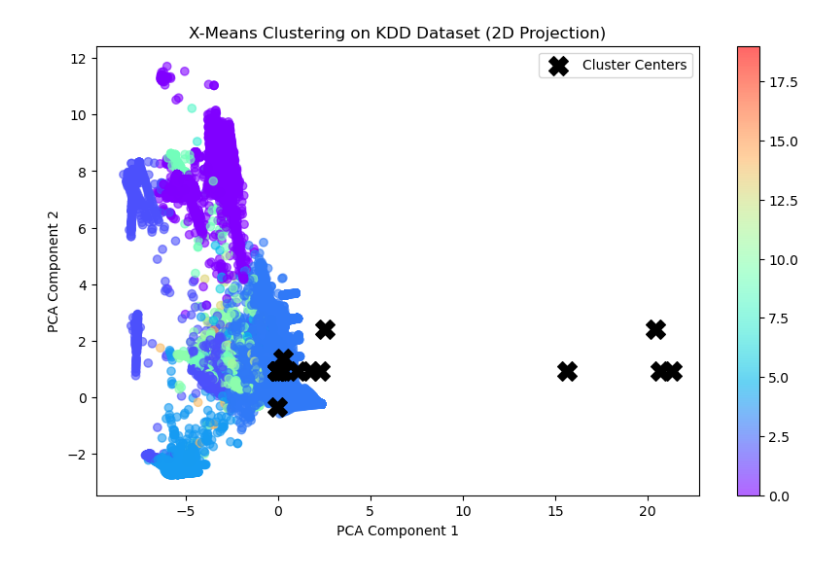
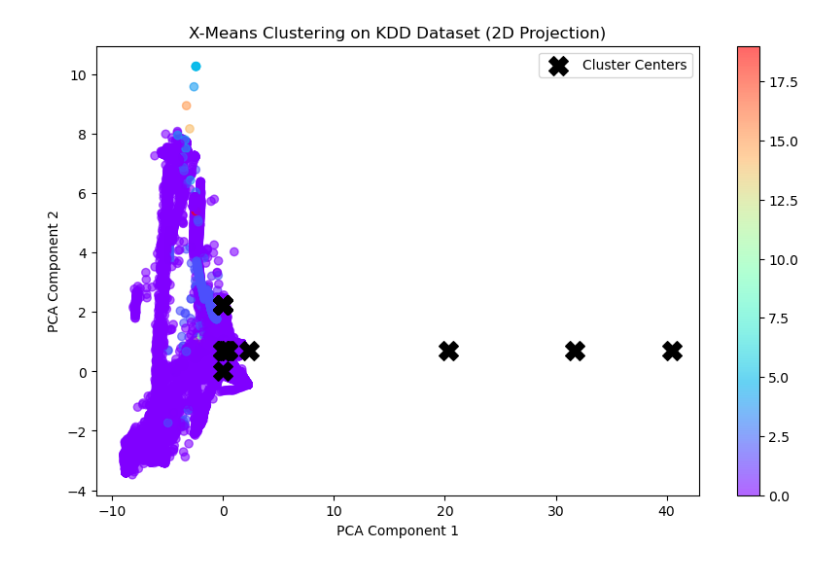
Before and after one commit to ArtWz/Group_Project_ML, a Jupyter notebook: Clustering/KDD_ML.ipynb, the cells around one changed output. Saved outputs shown, nothing was run; the diff lists cells and outputs as text; code cells hidden in the pictures.

```diff
--- a/Clustering/KDD_ML.ipynb
+++ b/Clustering/KDD_ML.ipynb
@@ -18,78 +18,51 @@ np.warnings = warnings
 categorical_cols = ['protocol_type', 'service', 'flag']
 
 # Load data into a DataFrame
-df = pd.read_csv("kddcup.data_10_percent.gz", compression='gzip', header=None)
+df = pd.read_csv("kddcup.testdata.unlabeled_10_percent.gz", compression='gzip', header=None)
+test_df = pd.read_csv("kddcup.data_10_percent.gz", compression='gzip', header=None)
 
 # df = df.sample(frac=0.1, replace=False) # Uncomment this line to sample less of the dataset
 
+selected_features = [
+    'duration', 'protocol_type', 'service', 'flag', 'src_bytes', 'dst_bytes', 'land',
+    'wrong_fragment', 'urgent', 'hot', 'num_failed_logins', 'logged_in', 'num_compromised',
+    'root_shell', 'su_attempted', 'num_root', 'num_file_creations', 'num_shells', 'num_access_files',
+    'num_outbound_cmds', 'is_host_login', 'is_guest_login', 'count', 'srv_count', 'serror_rate',
+    'srv_serror_rate', 'rerror_rate', 'srv_rerror_rate', 'same_srv_rate', 'diff_srv_rate',
+    'srv_diff_host_rate', 'dst_host_count', 'dst_host_srv_count', 'dst_host_same_srv_count',
+    'dst_host_diff_srv_count', 'dst_host_same_src_port_rate', 'dst_host_srv_diff_host_rate',
+    'dst_host_serror_rate', 'dst_host_srv_serror_rate', 'dst_host_rerror_rate', 'dst_host_srv_rerror_rate'
+]
+
 # The CSV file has no column heads, so add them.
-df.columns = [
-    'duration',
-    'protocol_type',
-    'service',
-    'flag',
-    'src_bytes',
-    'dst_bytes',
-    'land',
-    'wrong_fragment',
-    'urgent',
-    'hot',
-    'num_failed_logins',
-    'logged_in',
-    'num_compromised',
-    'root_shell',
-    'su_attempted',
-    'num_root',
-    'num_file_creations',
-    'num_shells',
-    'num_access_files',
-    'num_outbound_cmds',
-    'is_host_login',
-    'is_guest_login',
-    'count',
-    'srv_count',
-    'serror_rate',
-    'srv_serror_rate',
-    'rerror_rate',
-    'srv_rerror_rate',
-    'same_srv_rate',
-    'diff_srv_rate',
-    'srv_diff_host_rate',
-    'dst_host_count',
-    'dst_host_srv_count',
-    'dst_host_same_srv_count',
-    'dst_host_diff_srv_count',
-    'dst_host_same_src_port_rate',
-    'dst_host_srv_diff_host_rate',
-    'dst_host_serror_rate',
-    'dst_host_srv_serror_rate',
-    'dst_host_rerror_rate',
-    'dst_host_srv_rerror_rate',
-    'target'
-]
+df.columns = selected_features
+
+test_df.columns = selected_features + ['target']
 
 # Drop any rows with missing values (if applicable)
 df.dropna(inplace=True)
+test_df.dropna(inplace=True)
 
 # Encode categorical variables
 encoder = LabelEncoder()
 for col in categorical_cols:
     df[col] = encoder.fit_transform(df[col])
-
-# Drop the target label (attack type) for unsupervised learning
-X = df.drop(columns=['target'])  # Unsupervised: No attack labels
+    test_df[col] = encoder.fit_transform(test_df[col])
 
 # Normalize features
 scaler = StandardScaler()
-X_scaled = scaler.fit_transform(X)
+df_scaled = scaler.fit_transform(df)
+# Drop the target column (only in the test set)
+test_features = test_df.drop(columns=['target'], errors='ignore')  # Ignore if 'target' not present
+test_df_scaled = scaler.fit_transform(test_features)
 
-print(f"Dataset shape after processing: {X_scaled.shape}")
+print(f"Dataset shape after processing: {df_scaled.shape}")
 
 # Initialize centers
-initial_centers = kmeans_plusplus_initializer(X_scaled, 2).initialize()
+initial_centers = kmeans_plusplus_initializer(df_scaled, 2).initialize()
 
 # Run X-Means Clustering
-xmeans_instance = xmeans(X_scaled, initial_centers)
+xmeans_instance = xmeans(df_scaled, initial_centers)
 xmeans_instance.process()
 
 # Get cluster results
@@ -99,7 +72,7 @@ final_centers = xmeans_instance.get_centers()
 print("Optimal number of clusters found:", len(clusters))
 
 # Create an array to store cluster labels for each data point
-cluster_labels = np.zeros(len(X_scaled))
+cluster_labels = np.zeros(len(df_scaled))
 
 # Assign each point to its corresponding cluster
 for cluster_idx, cluster_points in enumerate(clusters):
@@ -108,7 +81,7 @@ for cluster_idx, cluster_points in enumerate(clusters):
 
 # Reduce to 2D using PCA
 pca = PCA(n_components=2)
-X_pca = pca.fit_transform(X_scaled)
+X_pca = pca.fit_transform(df_scaled)
 
 # Plot Clusters
 plt.figure(figsize=(10, 6))
@@ -132,7 +105,7 @@ print(df['cluster'].value_counts())
 cluster_sizes = df['cluster'].value_counts()
 
 # Define threshold for "small" clusters
-threshold = np.percentile(cluster_sizes, 20)
+threshold = np.percentile(cluster_sizes, 30)
 anomalous_clusters = cluster_sizes[cluster_sizes < threshold].index.tolist()  # Clusters with < 100 points
 
 print("Anomalous Clusters:", anomalous_clusters)
@@ -151,10 +124,4 @@ plt.ylabel("PCA Component 2")
 plt.title("X-Means Anomaly Detection on KDD Dataset")
 plt.colorbar(label="Anomaly (1 = attack, 0 = normal)")
 plt.show()
-
-# Load test dataset
-test_df = pd.read_csv("kddcup.testdata.unlabeled_10_percent", compression='gzip', header=None)
-
-# Normalize using the same scaler from training
-test_df = pd.DataFrame(scaler.transform(test_df), columns=test_df.columns)
 # %% [output]
@@ -162,3 +129,3 @@ Dataset shape after processing: (494021, 41)
 Optimal number of clusters found: 20
-[figure, old version]
+[figure, new version]
 cluster
```
Also changed, not shown: parts of 1 cell of this notebook, 2 other files.
